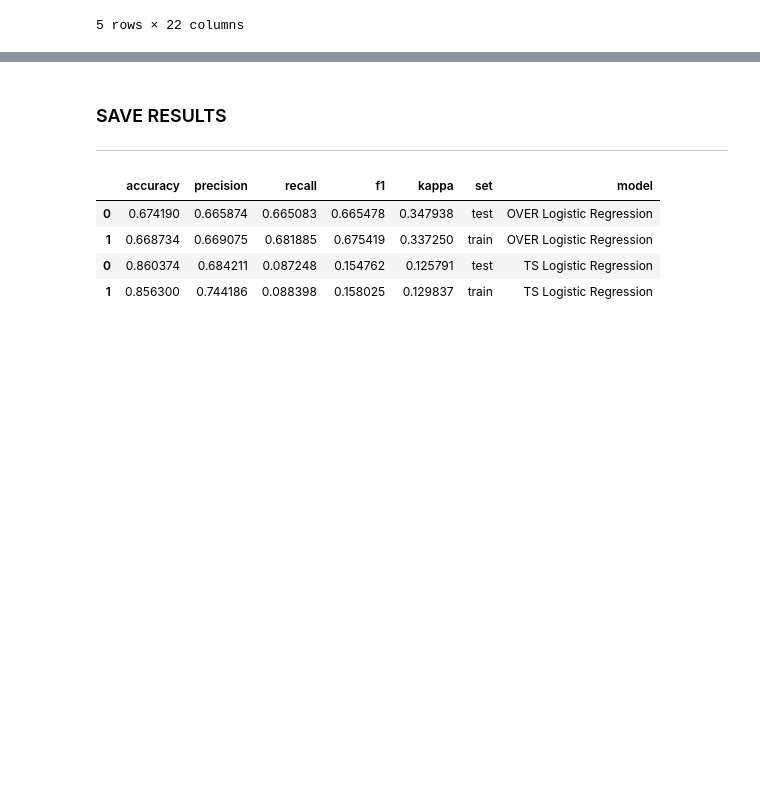
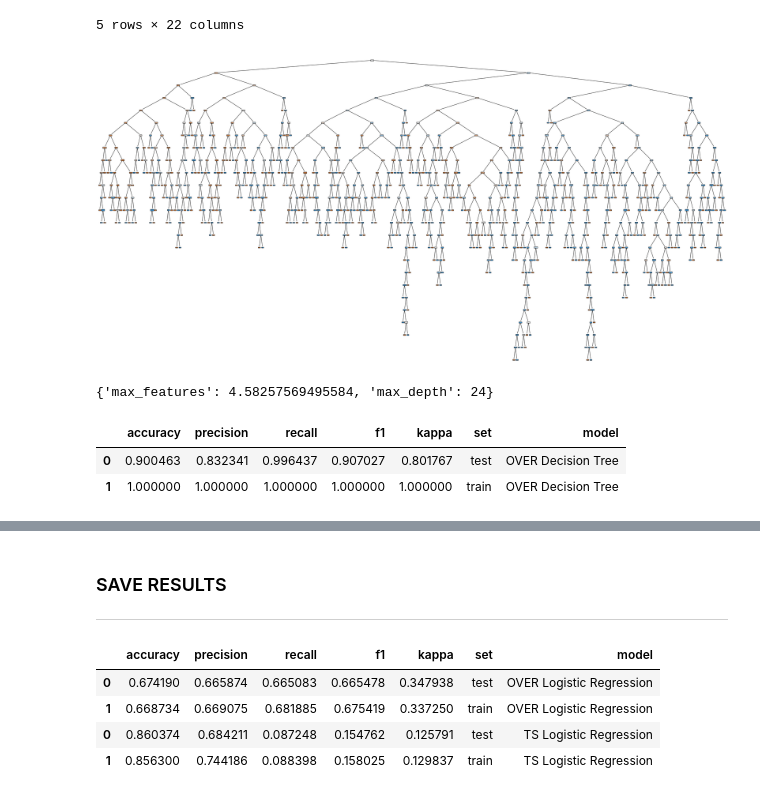
Before and after one commit to NataliaBarquin/Cardiovascular_risk_prediction, a Jupyter notebook: notebooks/4_decision_tree.ipynb, the cells around one changed output, grey strips where cells are left out. Saved outputs shown, nothing was run; the diff lists cells and outputs as text; code cells hidden in the pictures; blank space fills up the shorter version.

Commit message:
decision tree terminado

```diff
--- a/notebooks/4_decision_tree.ipynb
+++ b/notebooks/4_decision_tree.ipynb
@@ -34,0 +132,13 @@ df_over.head()
+# %%
+decision_tree = Decision_Tree(df_over, response_var)
+# %%
+decision_tree.fit_model()
+# %% [output]
+[figure, added]
+{'max_features': 4.58257569495584, 'max_depth': 24}
+# %%
+decision_tree.metrics('OVER Decision Tree')
+# %% [output]
+|  | accuracy | precision | recall | f1 | kappa | set | model |
+| 0 | 0.900463 | 0.832341 | 0.996437 | 0.907027 | 0.801767 | test | OVER Decision Tree |
+| 1 | 1.000000 | 1.000000 | 1.000000 | 1.000000 | 1.000000 | train | OVER Decision Tree |
```
Also changed, not shown: parts of 42 cells of this notebook, 1 other file.
